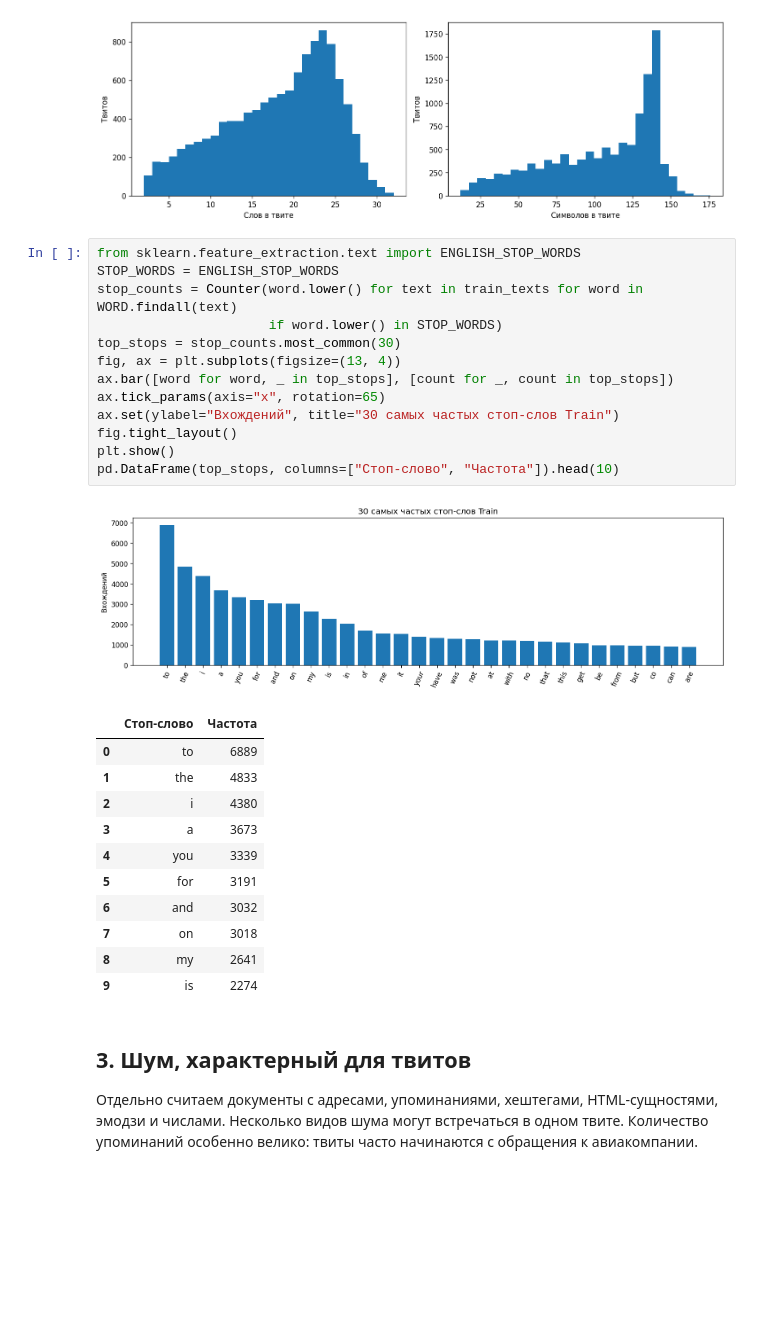
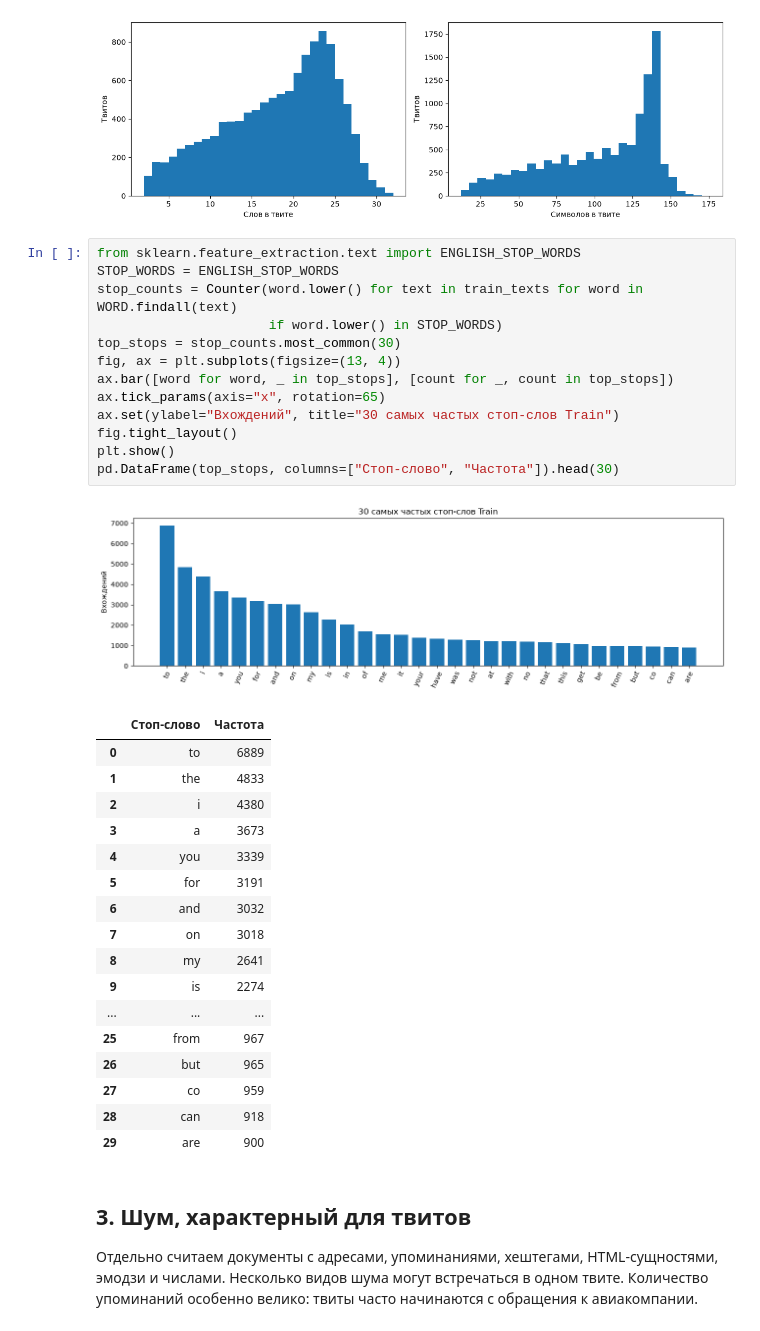
Before and after one commit to ChornyChay1/TextAnalysis, a Jupyter notebook: notebook.ipynb, the cells around one changed output. Drawn from its saved outputs; the diff is of its cells as text; blank space fills up the shorter version.

```diff
--- a/notebook.ipynb
+++ b/notebook.ipynb
@@ -66,29 +66,35 @@ plt.show()
 # %%
 from sklearn.feature_extraction.text import ENGLISH_STOP_WORDS
 STOP_WORDS = ENGLISH_STOP_WORDS
 stop_counts = Counter(word.lower() for text in train_texts for word in WORD.findall(text)
                       if word.lower() in STOP_WORDS)
 top_stops = stop_counts.most_common(30)
 fig, ax = plt.subplots(figsize=(13, 4))
 ax.bar([word for word, _ in top_stops], [count for _, count in top_stops])
 ax.tick_params(axis="x", rotation=65)
 ax.set(ylabel="Вхождений", title="30 самых частых стоп-слов Train")
 fig.tight_layout()
 plt.show()
-pd.DataFrame(top_stops, columns=["Стоп-слово", "Частота"]).head(10)
+pd.DataFrame(top_stops, columns=["Стоп-слово", "Частота"]).head(30)
 # %% [output]
 [figure]
 |  | Стоп-слово | Частота |
 | 0 | to | 6889 |
 | 1 | the | 4833 |
 | 2 | i | 4380 |
 | 3 | a | 3673 |
 | 4 | you | 3339 |
 | 5 | for | 3191 |
 | 6 | and | 3032 |
 | 7 | on | 3018 |
 | 8 | my | 2641 |
 | 9 | is | 2274 |
+| ... | ... | ... |
+| 25 | from | 967 |
+| 26 | but | 965 |
+| 27 | co | 959 |
+| 28 | can | 918 |
+| 29 | are | 900 |
 # %% [markdown]
 ## 3. Шум, характерный для твитов
 
```
Also changed, not shown: parts of 4 cells of this notebook.
